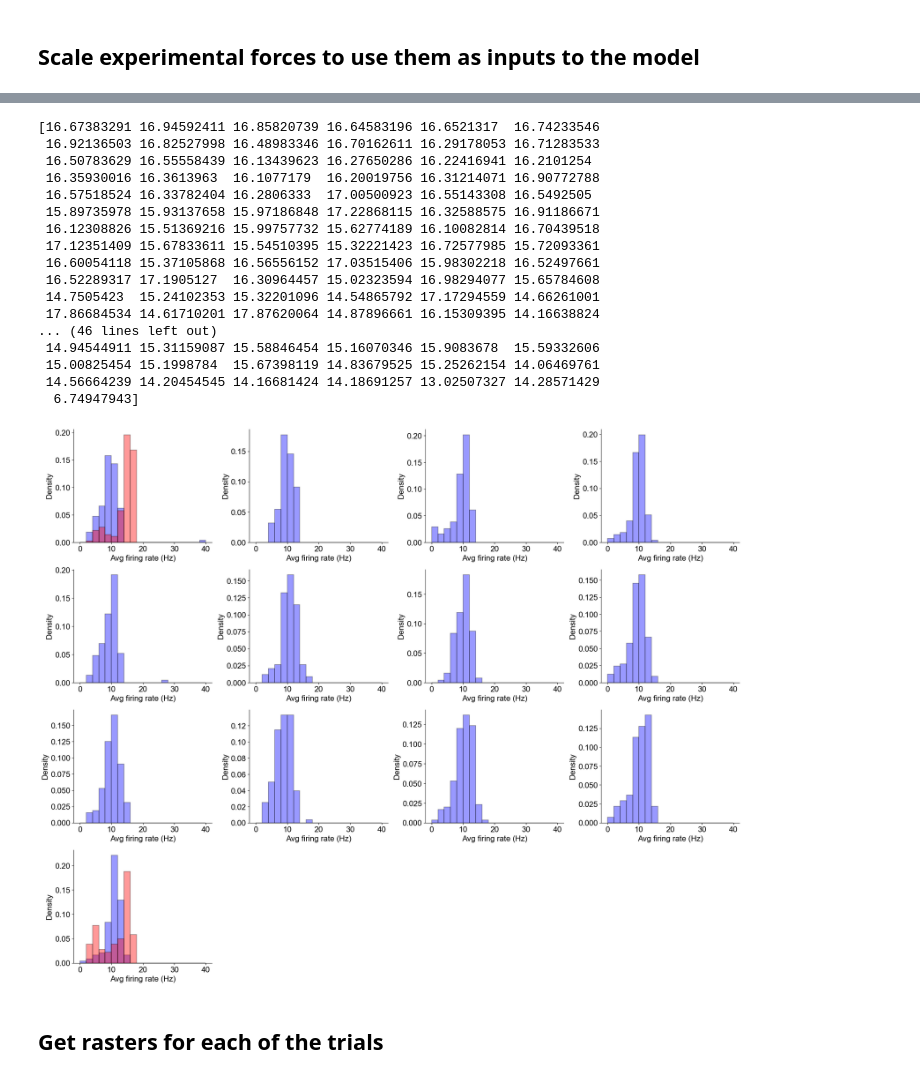
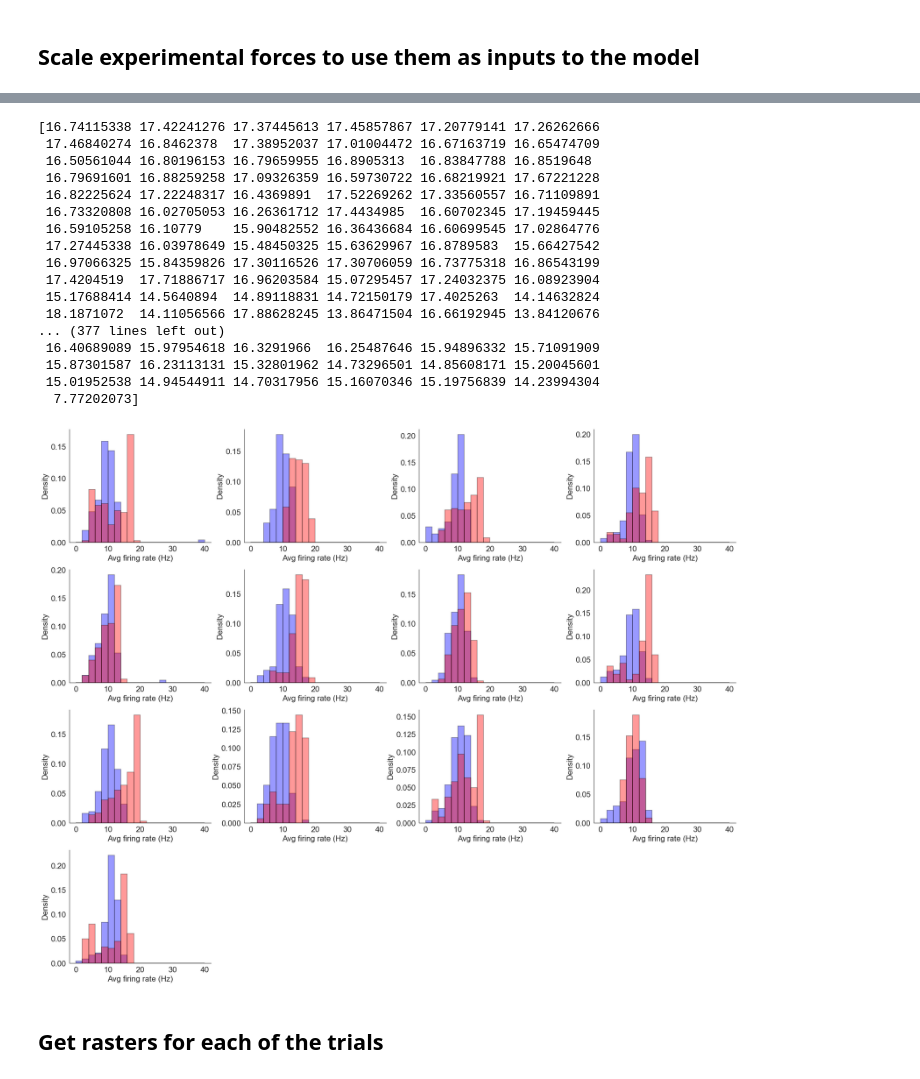
Before and after one commit to natmtc/flexible-motoneuron-control, a Jupyter notebook: Experimental_data_analysis_test.ipynb, the cells around one changed output, grey strips where cells are left out. Drawn from its saved outputs; the diff is of its cells as text; code cells hidden in the pictures.

Commit message:
firingrates

```diff
--- a/Experimental_data_analysis_test.ipynb
+++ b/Experimental_data_analysis_test.ipynb
@@ -798,7 +595,7 @@ def compute_avg_firing_rate(spike_times, sampling_rate):
 def load_simulated_rates(jld2_file_paths):
     sim_rates_by_day = {}
     for path in jld2_file_paths:
-        day_match = re.search(r'force(\d+)_firing_rates_last_trial\.jld2', path)
+        day_match = re.search(r'force(\d+)_firing_rates_rep_\.jld2', path)
         if not day_match:
             continue
         day = int(day_match.group(1))
@@ -880,7 +677,7 @@ Fsamp = 2048
 
 jld2_file_paths = [
 
-    '/Users/nmt121/Desktop/Repositories/Motoneuron_Model/Data_MN_Model/Data_final/firings/S1/force1_firing_rates_last_trial.jld2',
+    # '/Users/nmt121/Desktop/Repositories/Motoneuron_Model/Data_MN_Model/Data_final/firings/S1/force1_firing_rates_last_trial.jld2',
     # '/Users/nmt121/Desktop/Repositories/Motoneuron_Model/Data_MN_Model/Data_final/firings/S1/force3_firing_rates.jld2',
     # '/Users/nmt121/Desktop/Repositories/Motoneuron_Model/Data_MN_Model/Data_final/firings/S1/force4_firing_rates.jld2',
     # '/Users/nmt121/Desktop/Repositories/Motoneuron_Model/Data_MN_Model/Data_final/firings/S1/force5_firing_rates.jld2',
@@ -892,7 +689,21 @@ jld2_file_paths = [
     # '/Users/nmt121/Desktop/Repositories/Motoneuron_Model/Data_MN_Model/Data_final/firings/S1/force11_firing_rates.jld2',
     # '/Users/nmt121/Desktop/Repositories/Motoneuron_Model/Data_MN_Model/Data_final/firings/S1/force12_firing_rates.jld2',
     # '/Users/nmt121/Desktop/Repositories/Motoneuron_Model/Data_MN_Model/Data_final/firings/S1/force13_firing_rates.jld2',
-    '/Users/nmt121/Desktop/Repositories/Motoneuron_Model/Data_MN_Model/Data_final/firings/S1/force14_firing_rates_last_trial.jld2',
+    # '/Users/nmt121/Desktop/Repositories/Motoneuron_Model/Data_MN_Model/Data_final/firings/S1/force14_firing_rates_last_trial.jld2',
+
+    '/Users/nmt121/Desktop/Repositories/Motoneuron_Model/Data_MN_Model/Data_final/firings/S1/force1_firing_rates_rep_.jld2',
+    '/Users/nmt121/Desktop/Repositories/Motoneuron_Model/Data_MN_Model/Data_final/firings/S1/force3_firing_rates_rep_.jld2',
+    '/Users/nmt121/Desktop/Repositories/Motoneuron_Model/Data_MN_Model/Data_final/firings/S1/force4_firing_rates_rep_.jld2',
+    '/Users/nmt121/Desktop/Repositories/Motoneuron_Model/Data_MN_Model/Data_final/firings/S1/force5_firing_rates_rep_.jld2',
+    '/Users/nmt121/Desktop/Repositories/Motoneuron_Model/Data_MN_Model/Data_final/firings/S1/force6_firing_rates_rep_.jld2',
+    '/Users/nmt121/Desktop/Repositories/Motoneuron_Model/Data_MN_Model/Data_final/firings/S1/force7_firing_rates_rep_.jld2',
+    '/Users/nmt121/Desktop/Repositories/Motoneuron_Model/Data_MN_Model/Data_final/firings/S1/force8_firing_rates_rep_.jld2',
+    '/Users/nmt121/Desktop/Repositories/Motoneuron_Model/Data_MN_Model/Data_final/firings/S1/force9_firing_rates_rep_.jld2',
+    '/Users/nmt121/Desktop/Repositories/Motoneuron_Model/Data_MN_Model/Data_final/firings/S1/force10_firing_rates_rep_.jld2',
+    '/Users/nmt121/Desktop/Repositories/Motoneuron_Model/Data_MN_Model/Data_final/firings/S1/force11_firing_rates_rep_.jld2',
+    '/Users/nmt121/Desktop/Repositories/Motoneuron_Model/Data_MN_Model/Data_final/firings/S1/force12_firing_rates_rep_.jld2',
+    '/Users/nmt121/Desktop/Repositories/Motoneuron_Model/Data_MN_Model/Data_final/firings/S1/force13_firing_rates_rep_.jld2',
+    '/Users/nmt121/Desktop/Repositories/Motoneuron_Model/Data_MN_Model/Data_final/firings/S1/force14_firing_rates_rep_.jld2',
 
 
 
@@ -933,51 +744,51 @@ jld2_file_paths = [
     # '/Users/nmt121/Desktop/Repositories/Motoneuron_Model/Data_MN_Model/Data_final/firings/S6/force4_firing_rates.jld2',
     # '/Users/nmt121/Desktop/Repositories/Motoneuron_Model/Data_MN_Model/Data_final/firings/S6/force5_firing_rates.jld2',
     # '/Users/nmt121/Desktop/Repositories/Motoneuron_Model/Data_MN_Model/Data_final/firings/S6/force8_firing_rates.jld2',
     # '/Users/nmt121/Desktop/Repositories/Motoneuron_Model/Data_MN_Model/Data_final/firings/S6/force9_firing_rates.jld2',
     # '/Users/nmt121/Desktop/Repositories/Motoneuron_Model/Data_MN_Model/Data_final/firings/S6/force10_firing_rates.jld2',
     # '/Users/nmt121/Desktop/Repositories/Motoneuron_Model/Data_MN_Model/Data_final/firings/S6/force11_firing_rates.jld2',
     # '/Users/nmt121/Desktop/Repositories/Motoneuron_Model/Data_MN_Model/Data_final/firings/S6/force12_firing_rates.jld2',
     # '/Users/nmt121/Desktop/Repositories/Motoneuron_Model/Data_MN_Model/Data_final/firings/S6/force13_firing_rates.jld2',
     # '/Users/nmt121/Desktop/Repositories/Motoneuron_Model/Data_MN_Model/Data_final/firings/S6/force14_firing_rates.jld2',
 
     # '/Users/nmt121/Desktop/Repositories/Motoneuron_Model/Data_MN_Model/Data_final/firings/force1_firing_rates7.jld2',
     # '/Users/nmt121/Desktop/Repositories/Motoneuron_Model/Data_MN_Model/Data_final/firings/force2_firing_rates7.jld2',
     # '/Users/nmt121/Desktop/Repositories/Motoneuron_Model/Data_MN_Model/Data_final/firings/force3_firing_rates7.jld2',
     # '/Users/nmt121/Desktop/Repositories/Motoneuron_Model/Data_MN_Model/Data_final/firings/force4_firing_rates7.jld2',
     # '/Users/nmt121/Desktop/Repositories/Motoneuron_Model/Data_MN_Model/Data_final/firings/force5_firing_rates7.jld2',
     # '/Users/nmt121/Desktop/Repositories/Motoneuron_Model/Data_MN_Model/Data_final/firings/force6_firing_rates7.jld2',
     # '/Users/nmt121/Desktop/Repositories/Motoneuron_Model/Data_MN_Model/Data_final/firings/force7_firing_rates7.jld2',
     # '/Users/nmt121/Desktop/Repositories/Motoneuron_Model/Data_MN_Model/Data_final/firings/force8_firing_rates7.jld2',
     # '/Users/nmt121/Desktop/Repositories/Motoneuron_Model/Data_MN_Model/Data_final/firings/force9_firing_rates7.jld2',
     # '/Users/nmt121/Desktop/Repositories/Motoneuron_Model/Data_MN_Model/Data_final/firings/force10_firing_rates7.jld2',
 
 
 
 
 ]
 
 fig = compute_firing_rate_histograms_with_sim(folder_path, Fsamp, jld2_file_paths)
 # plt.savefig('/Users/nmt121/Desktop/Figures/FRdistributions_S2.pdf', dpi=300, bbox_inches='tight')
 plt.show()
 # %% [output]
-[16.67383291 16.94592411 16.85820739 16.64583196 16.6521317  16.74233546
- 16.92136503 16.82527998 16.48983346 16.70162611 16.29178053 16.71283533
- 16.50783629 16.55558439 16.13439623 16.27650286 16.22416941 16.2101254
- 16.35930016 16.3613963  16.1077179  16.20019756 16.31214071 16.90772788
- 16.57518524 16.33782404 16.2806333  17.00500923 16.55143308 16.5492505
- 15.89735978 15.93137658 15.97186848 17.22868115 16.32588575 16.91186671
- 16.12308826 15.51369216 15.99757732 15.62774189 16.10082814 16.70439518
- 17.12351409 15.67833611 15.54510395 15.32221423 16.72577985 15.72093361
- 16.60054118 15.37105868 16.56556152 17.03515406 15.98302218 16.52497661
- 16.52289317 17.1905127  16.30964457 15.02323594 16.98294077 15.65784608
- 14.7505423  15.24102353 15.32201096 14.54865792 17.17294559 14.66261001
- 17.86684534 14.61710201 17.87620064 14.87896661 16.15309395 14.16638824
-... (46 lines left out)
- 14.94544911 15.31159087 15.58846454 15.16070346 15.9083678  15.59332606
- 15.00825454 15.1998784  15.67398119 14.83679525 15.25262154 14.06469761
- 14.56664239 14.20454545 14.16681424 14.18691257 13.02507327 14.28571429
-  6.74947943]
+[16.74115338 17.42241276 17.37445613 17.45857867 17.20779141 17.26262666
+ 17.46840274 16.8462378  17.38952037 17.01004472 16.67163719 16.65474709
+ 16.50561044 16.80196153 16.79659955 16.8905313  16.83847788 16.8519648
+ 16.79691601 16.88259258 17.09326359 16.59730722 16.68219921 17.67221228
+ 16.82225624 17.22248317 16.4369891  17.52269262 17.33560557 16.71109891
+ 16.73320808 16.02705053 16.26361712 17.4434985  16.60702345 17.19459445
+ 16.59105258 16.10779    15.90482552 16.36436684 16.60699545 17.02864776
+ 17.27445338 16.03978649 15.48450325 15.63629967 16.8789583  15.66427542
+ 16.97066325 15.84359826 17.30116526 17.30706059 16.73775318 16.86543199
+ 17.4204519  17.71886717 16.96203584 15.07295457 17.24032375 16.08923904
+ 15.17688414 14.5640894  14.89118831 14.72150179 17.4025263  14.14632824
+ 18.1871072  14.11056566 17.88628245 13.86471504 16.66192945 13.84120676
+... (377 lines left out)
+ 16.40689089 15.97954618 16.3291966  16.25487646 15.94896332 15.71091909
+ 15.87301587 16.23113131 15.32801962 14.73296501 14.85608171 15.20045601
+ 15.01952538 14.94544911 14.70317956 15.16070346 15.19756839 14.23994304
+  7.77202073]
-[figure, old version]
+[figure, new version]
 # %% [markdown]
 ## Get rasters for each of the trials
 # %%
```
Also changed, not shown: parts of 29 cells of this notebook, 5 other files.
